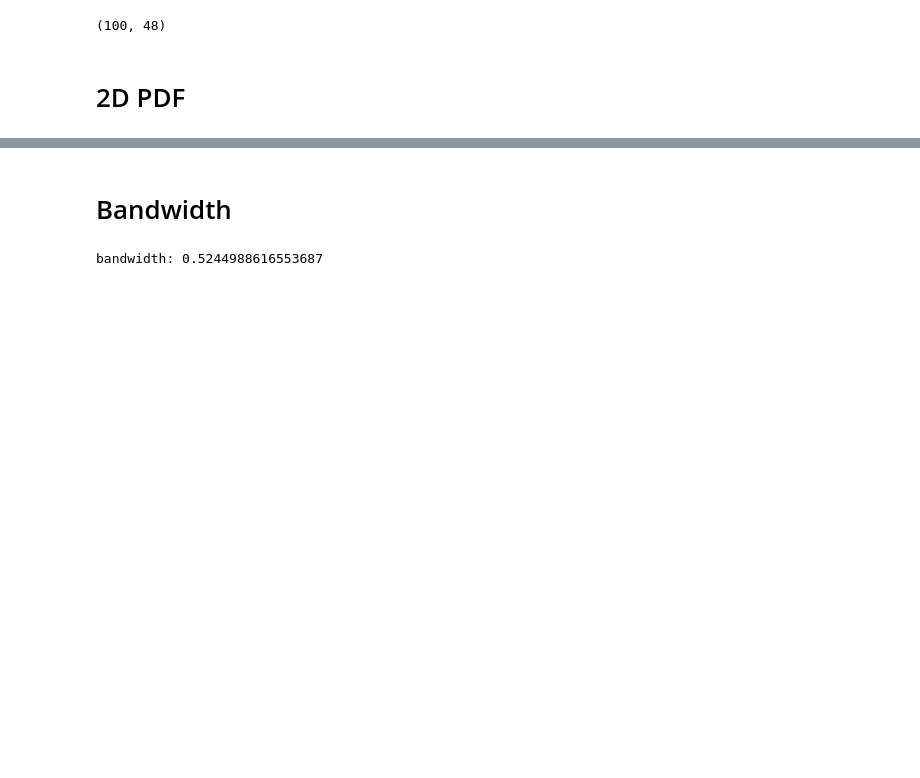
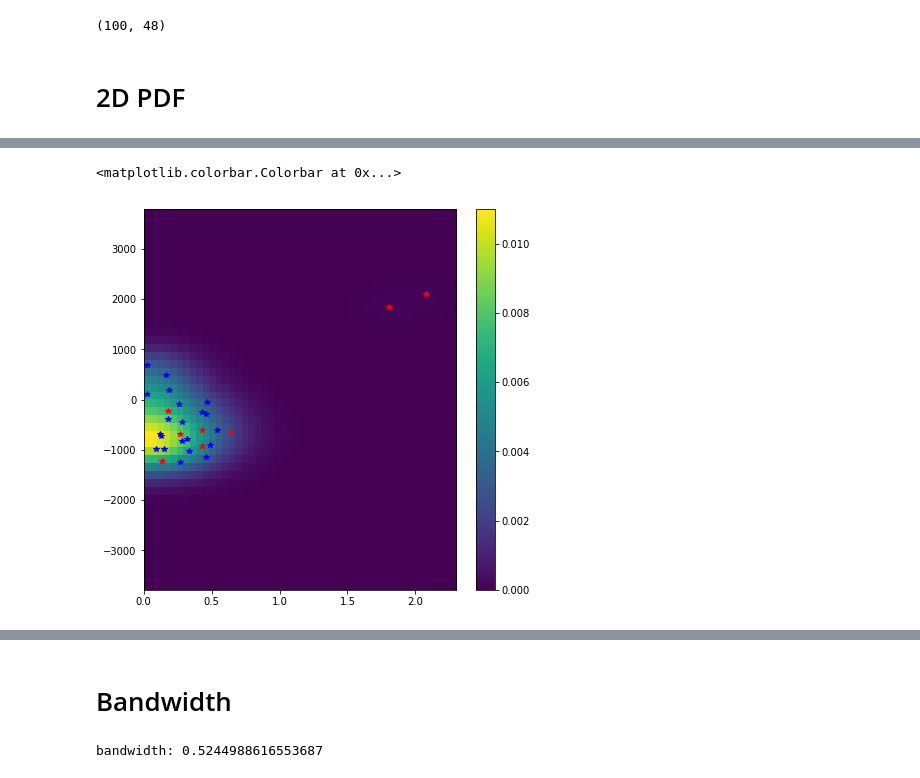
Before and after one commit to McWilliamsCenter/halo_cnn, a Jupyter notebook: notebooks/catalog.ipynb, the cells around one changed output, grey strips where cells are left out. Cells and saved outputs as stored; diff of their text form; code cells hidden in the pictures; blank space fills up the shorter version.

```diff
--- a/notebooks/catalog.ipynb
+++ b/notebooks/catalog.ipynb
@@ -1016,0 +1260,43 @@ plt.colorbar()
+# %%
+# Assumption under cylindrical symmetry
+
+bwidth=0.35
+
+i = np.random.randint(len(cat))
+memb = np.ndarray(shape=(cat.prop.loc[i, 'Ngal'],2))
+
+memb[:,0] = cat.gal[i]['vlos']
+memb[:,1] = cat.gal[i]['Rproj']
+
+
+def f_hat(v,R):
+    h_v = bwidth * memb[:,0].std()
+    h_xy = bwidth * np.sqrt((memb[:,1]**2).sum()/len(memb))
+
+    return 1/(len(memb)*h_v*h_xy**2*np.sqrt(2*np.pi))*(np.exp(-(v - memb[:,0])**2 / (2*h_v**2) - (R**2 + memb[:,1]**2)/(2*h_xy**2)) * scipy.special.iv(0, R*memb[:,1]/(h_xy**2) )).sum()
+
+x = np.array([f_hat(*x) for x in sample.T])
+
+kdeval = np.reshape(x, mesh[0].shape)
+
+# normalize input
+kdeval /= kdeval.sum()
+
+# plot
+plt.figure(figsize=(7,7))
+
+plt.imshow(kdeval, aspect='auto',
+           extent=[0, cat.par['aperture'], -cat.par['vcut'], cat.par['vcut']])
+
+
+plt.plot(cat.gal[i]['Rproj'][cat.gal[i]['true_memb']!=1],
+         -cat.gal[i]['vlos'][cat.gal[i]['true_memb']!=1],
+         'r*',label='interloper')
+plt.plot(cat.gal[i]['Rproj'][cat.gal[i]['true_memb']==1],
+         -cat.gal[i]['vlos'][cat.gal[i]['true_memb']==1],
+         'b*',label='true')
+plt.colorbar()
+#plt.title('$\log(M_{200c})$: ' + str(np.log10(cat.prop.loc[i,'M200c']))[0:7], fontsize=18)
+# %% [output]
+<matplotlib.colorbar.Colorbar at 0x...>
+[figure, added]
```
Also changed, not shown: parts of 19 cells of this notebook, 12 other files.
